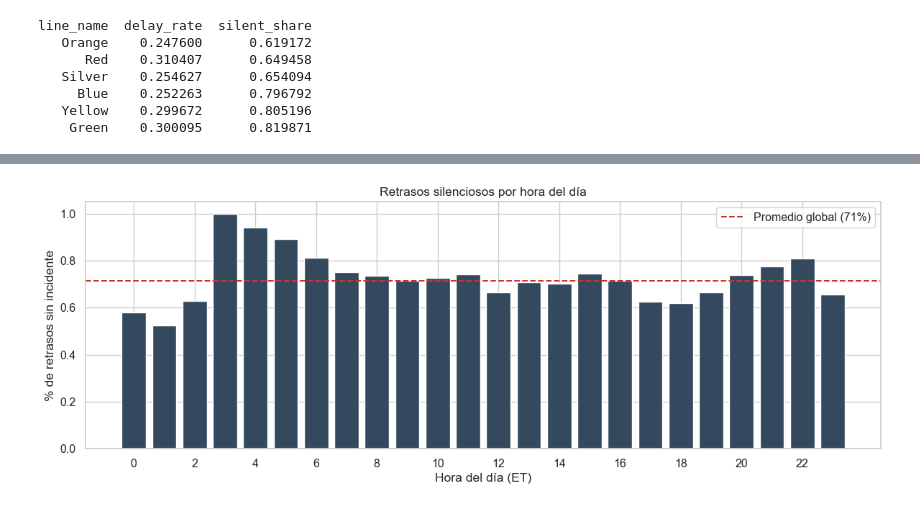
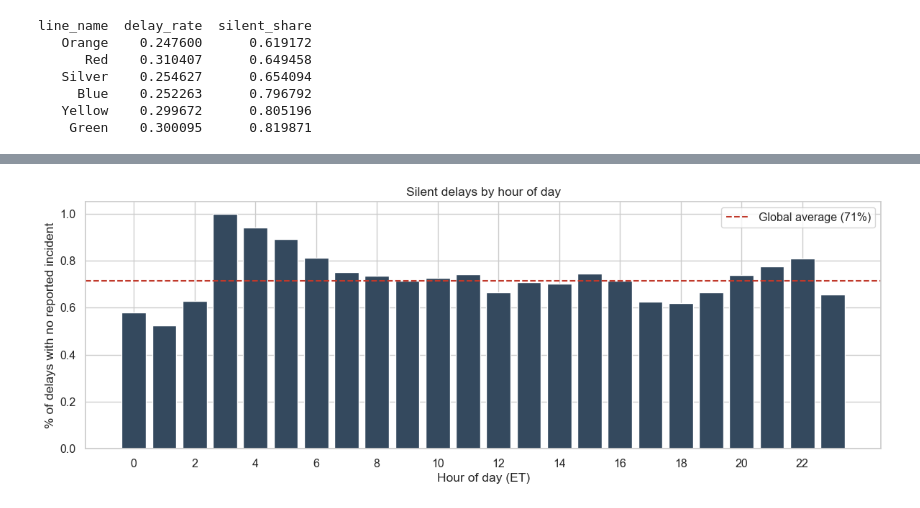
Before and after one commit to Pandabar8/WMATA-Metro-Delay-Prediction, a Jupyter notebook: notebooks/09_silent_delays.ipynb, the cells around one changed output, grey strips where cells are left out. Cells and saved outputs as stored; diff of their text form; code cells hidden in the pictures.

```diff
--- a/notebooks/09_silent_delays.ipynb
+++ b/notebooks/09_silent_delays.ipynb
@@ -145,25 +146,25 @@ plt.show()
 # %%
 by_hour = (
     df.groupby("hour")
     .apply(lambda g: pd.Series({
         "delays_total":  g["is_delayed"].sum(),
         "delays_silent": ((g["is_delayed"] == 1) & (g["active_incident"] == 0)).sum(),
     }))
     .reset_index()
 )
 by_hour["silent_share"] = by_hour["delays_silent"] / by_hour["delays_total"]
 
 fig, ax = plt.subplots(figsize=(12, 4.5))
 ax.bar(by_hour["hour"], by_hour["silent_share"], color="#34495e")
 ax.axhline(silent_share, color="#c0392b", ls="--", lw=1.5,
-           label=f"Promedio global ({silent_share:.0%})")
-ax.set_xlabel("Hora del día (ET)")
-ax.set_ylabel("% de retrasos sin incidente")
-ax.set_title("Retrasos silenciosos por hora del día")
+           label=f"Global average ({silent_share:.0%})")
+ax.set_xlabel("Hour of day (ET)")
+ax.set_ylabel("% of delays with no reported incident")
+ax.set_title("Silent delays by hour of day")
 ax.set_xticks(range(0, 24, 2))
 ax.legend()
 plt.tight_layout()
 fig.savefig(os.path.join(FIG_DIR, "n09_silent_by_hour.png"), dpi=150)
 plt.show()
 # %% [output]
-[figure, old version]
+[figure, new version]
```
Also changed, not shown: parts of 17 cells of this notebook, 11 other files.
